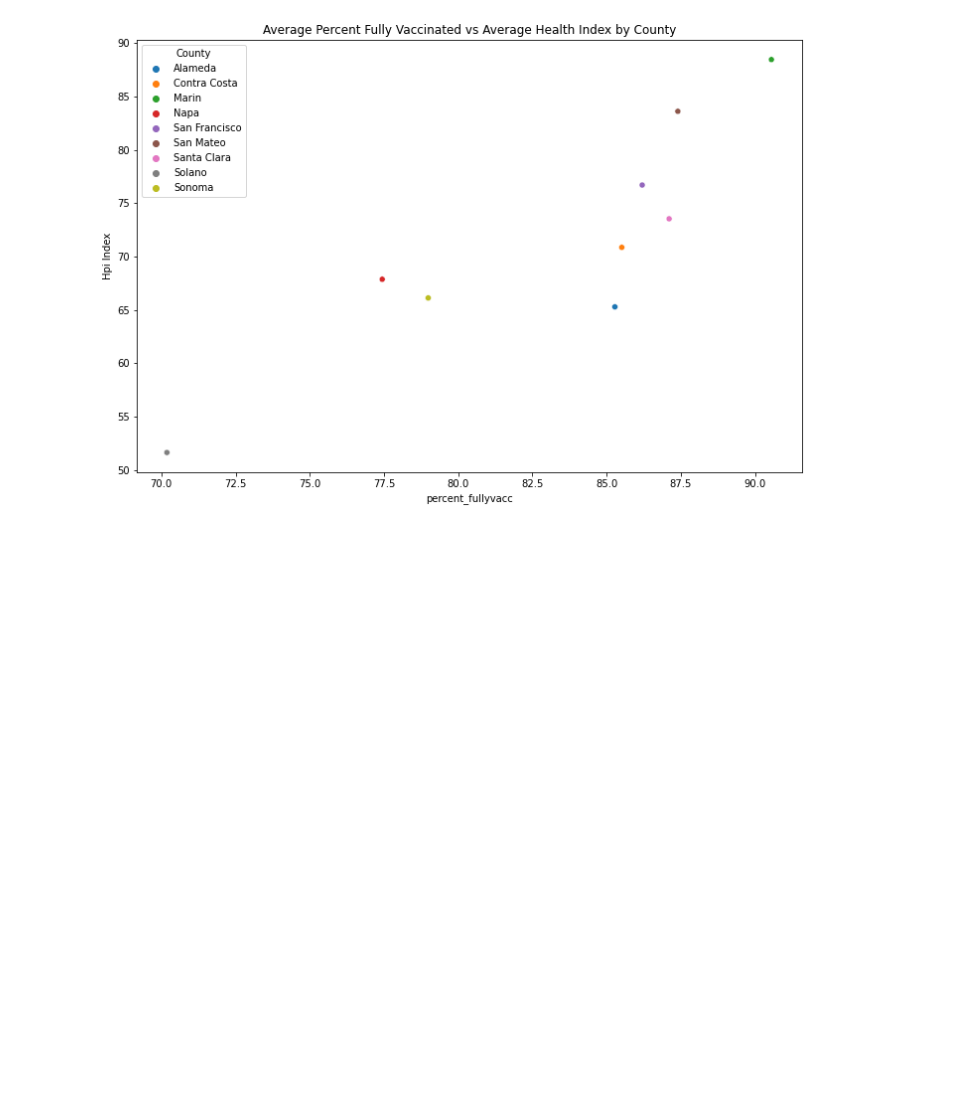
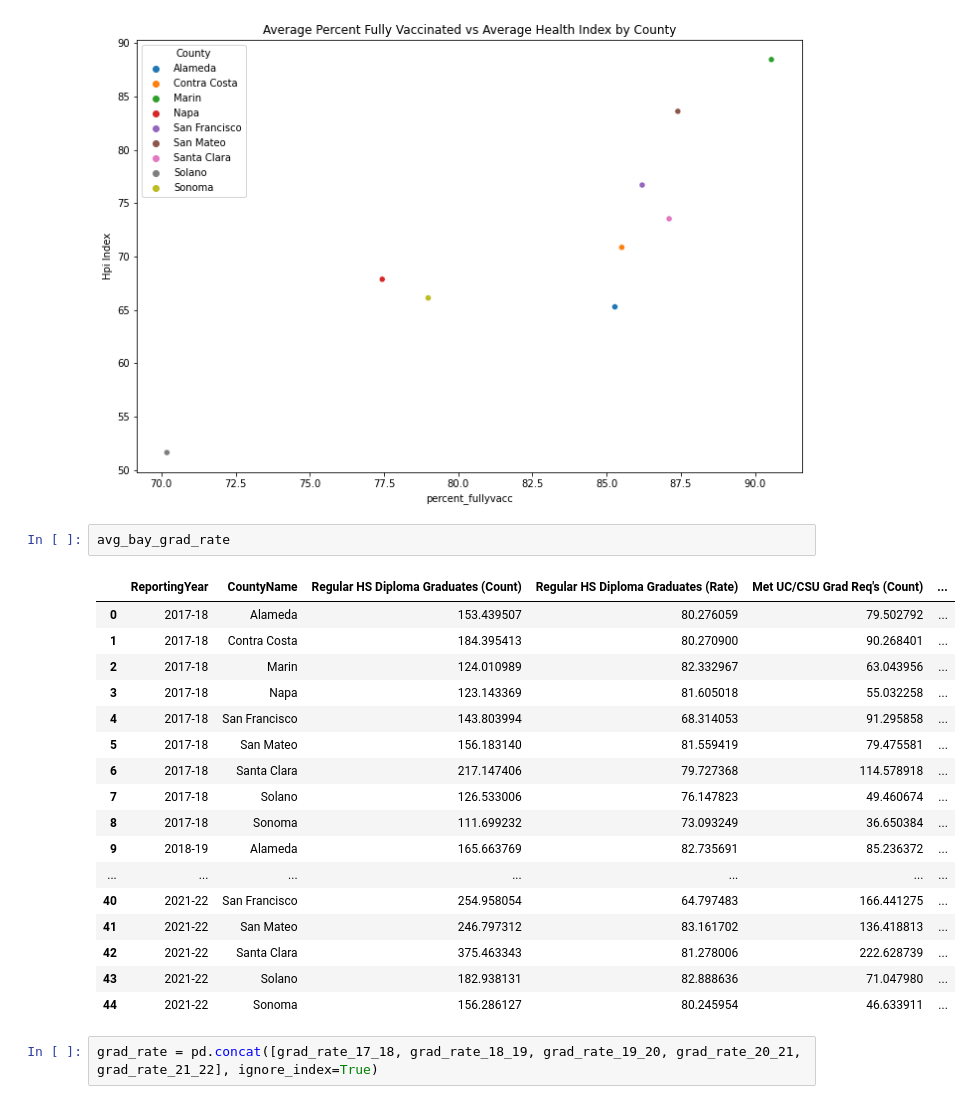
Before and after one commit to meganajoseph/HealthAndSuccess, a Jupyter notebook: Health_and_Academic_Success.ipynb, the cells around one changed output. Drawn from its saved outputs; the diff is of its cells as text; blank space fills up the shorter version.

```diff
--- a/Health_and_Academic_Success.ipynb
+++ b/Health_and_Academic_Success.ipynb
@@ -454,3 +451,25 @@ plt.title('Average Percent Fully Vaccinated vs Average Health Index by County')
 plt.show()
 # %% [output]
 [figure]
+# %%
+avg_bay_grad_rate
+# %% [output]
+|  | ReportingYear | CountyName | Regular HS Diploma Graduates (Count) | Regular HS Diploma Graduates (Rate) | Met UC/CSU Grad Req's (Count) | ... |
+| 0 | 2017-18 | Alameda | 153.439507 | 80.276059 | 79.502792 | ... |
+| 1 | 2017-18 | Contra Costa | 184.395413 | 80.270900 | 90.268401 | ... |
+| 2 | 2017-18 | Marin | 124.010989 | 82.332967 | 63.043956 | ... |
+| 3 | 2017-18 | Napa | 123.143369 | 81.605018 | 55.032258 | ... |
+| 4 | 2017-18 | San Francisco | 143.803994 | 68.314053 | 91.295858 | ... |
+| 5 | 2017-18 | San Mateo | 156.183140 | 81.559419 | 79.475581 | ... |
+| 6 | 2017-18 | Santa Clara | 217.147406 | 79.727368 | 114.578918 | ... |
+| 7 | 2017-18 | Solano | 126.533006 | 76.147823 | 49.460674 | ... |
+| 8 | 2017-18 | Sonoma | 111.699232 | 73.093249 | 36.650384 | ... |
+| 9 | 2018-19 | Alameda | 165.663769 | 82.735691 | 85.236372 | ... |
+| ... | ... | ... | ... | ... | ... | ... |
+| 40 | 2021-22 | San Francisco | 254.958054 | 64.797483 | 166.441275 | ... |
+| 41 | 2021-22 | San Mateo | 246.797312 | 83.161702 | 136.418813 | ... |
+| 42 | 2021-22 | Santa Clara | 375.463343 | 81.278006 | 222.628739 | ... |
+| 43 | 2021-22 | Solano | 182.938131 | 82.888636 | 71.047980 | ... |
+| 44 | 2021-22 | Sonoma | 156.286127 | 80.245954 | 46.633911 | ... |
+# %%
+grad_rate = pd.concat([grad_rate_17_18, grad_rate_18_19, grad_rate_19_20, grad_rate_20_21, grad_rate_21_22], ignore_index=True)
```
Also changed, not shown: parts of 16 cells of this notebook.
